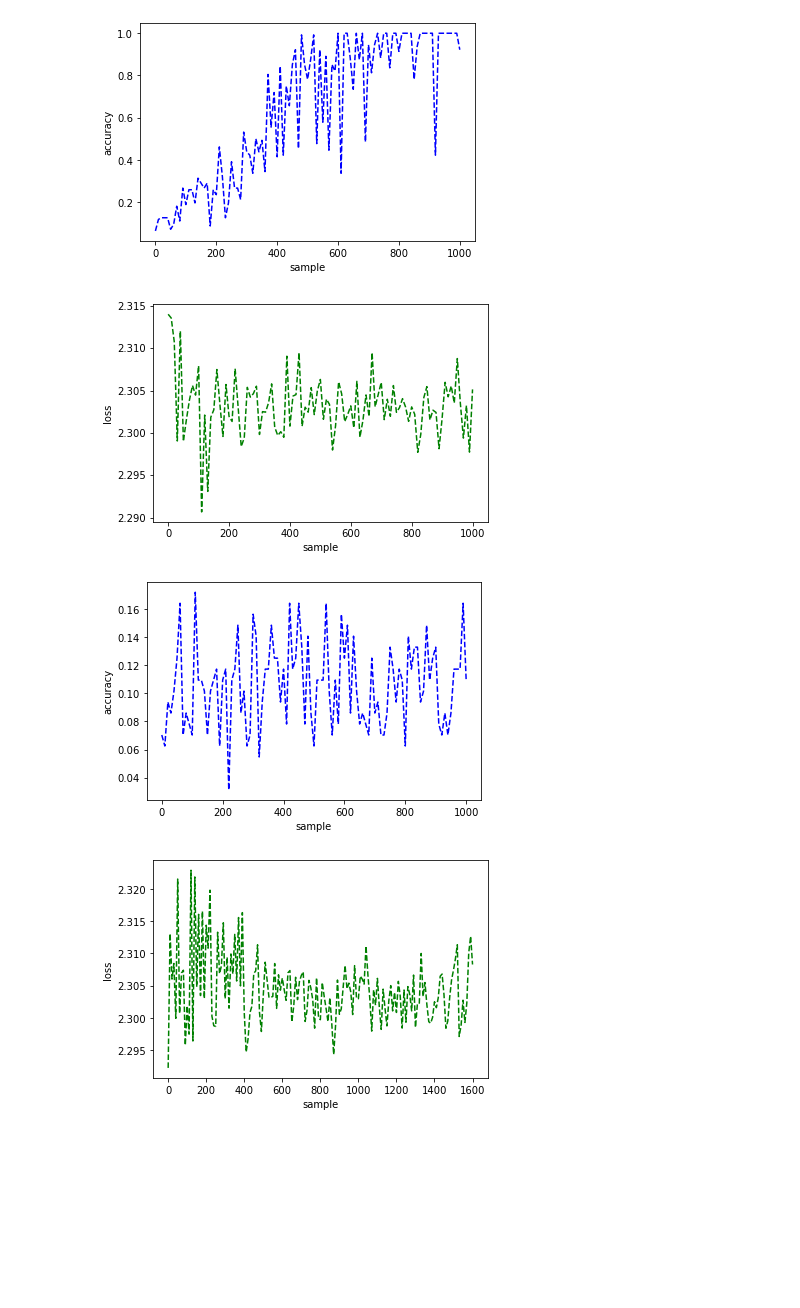
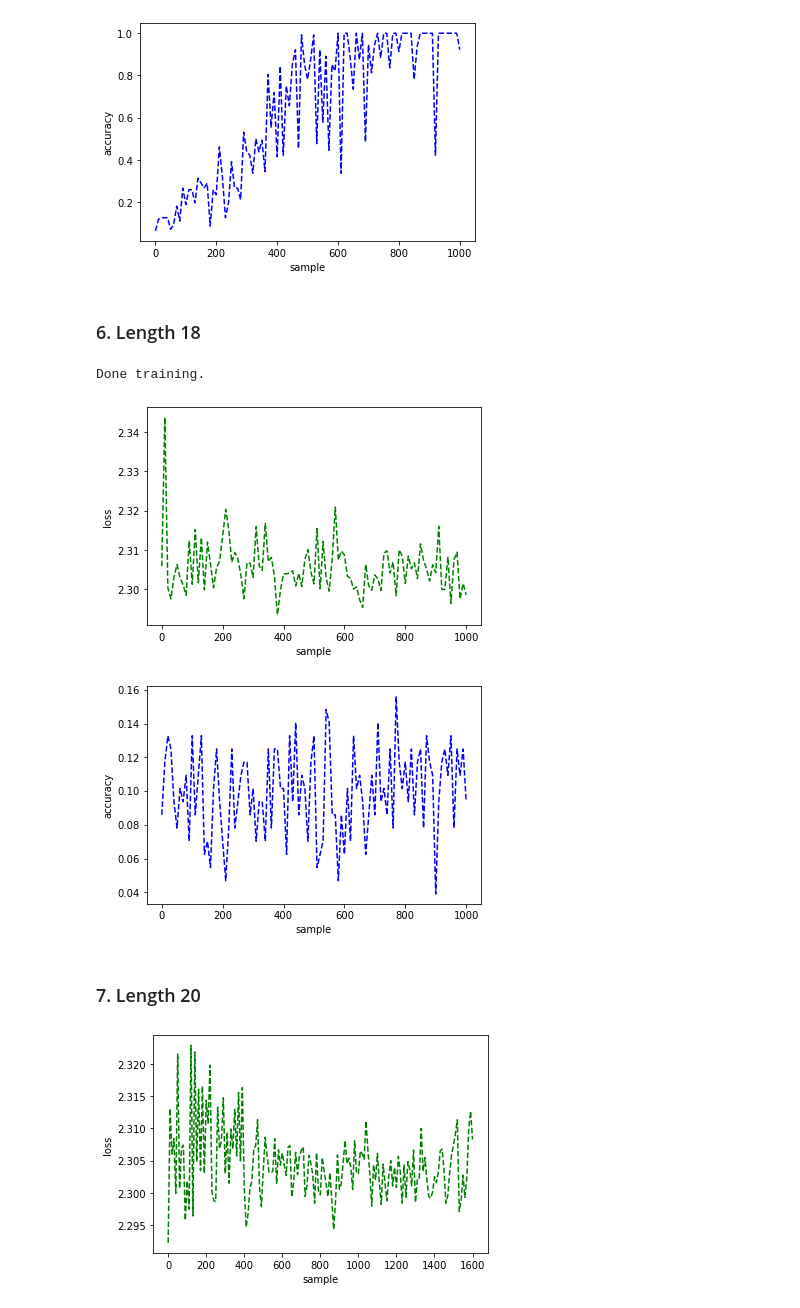
Before and after one commit to CindyChow123/DeepLearning_2021_spring, a Jupyter notebook: Assignment_3_LSTM&GAN/Part 1/Part 1.ipynb, the cells around one changed output. Saved outputs shown, nothing was run; the diff lists cells and outputs as text; code cells hidden in the pictures; blank space fills up the shorter version.

```diff
--- a/Assignment_3_LSTM&GAN/Part 1/Part 1.ipynb
+++ b/Assignment_3_LSTM&GAN/Part 1/Part 1.ipynb
@@ -121,27 +133,32 @@ show_accu(x_axis15,loss_lst15,accu_lst15,"sample","loss")
 # %% [output]
 [figure]
 [figure]
+# %% [markdown]
+### 6. Length 18
 # %%
-parser20_1 = argparse.ArgumentParser()
+parser18 = argparse.ArgumentParser()
+
 # Model params
-parser20_1.add_argument('--input_length', type=int, default=20, help='Length of an input sequence') # 10
-parser20_1.add_argument('--input_dim', type=int, default=1, help='Dimensionality of input sequence')
-parser20_1.add_argument('--num_classes', type=int, default=10, help='Dimensionality of output sequence')# 10
-parser20_1.add_argument('--num_hidden', type=int, default=128, help='Number of hidden units in the model')
-parser20_1.add_argument('--batch_size', type=int, default=128, help='Number of examples to process in a batch')
-parser20_1.add_argument('--learning_rate', type=float, default=0.001, help='Learning rate')
-parser20_1.add_argument('--train_steps', type=int, default=500, help='Number of training steps') #10000
-parser20_1.add_argument('--max_norm', type=float, default=10.0)
+parser18.add_argument('--input_length', type=int, default=18, help='Length of an input sequence') # 10
+parser18.add_argument('--input_dim', type=int, default=1, help='Dimensionality of input sequence')
+parser18.add_argument('--num_classes', type=int, default=10, help='Dimensionality of output sequence')# 10
+parser18.add_argument('--num_hidden', type=int, default=128, help='Number of hidden units in the model')
+parser18.add_argument('--batch_size', type=int, default=128, help='Number of examples to process in a batch')
+parser18.add_argument('--learning_rate', type=float, default=0.01, help='Learning rate')
+parser18.add_argument('--train_steps', type=int, default=1000, help='Number of training steps') #10000
+parser18.add_argument('--max_norm', type=float, default=10.0)
 
-config20_1 = parser20_1.parse_args(args=[])
-model20_1 = LSTM(seq_length=config20_1.input_length,input_dim=config20_1.input_dim,hidden_dim=config20_1.num_hidden,output_dim=config20_1.num_classes,
-                 batch_size=config20_1.batch_size)
-x_axis20_1,loss_lst20_1,accu_lst20_1,model20_1=train.train_with_model(config20_1,model20_1)
+config18 = parser18.parse_args(args=[])
+x_axis18,loss_lst18,accu_lst18,model18=train.train(config18)
+# %% [output]
+Done training.
 # %%
-show_accu(x_axis20_1,loss_lst20_1,accu_lst20_1,"sample","loss")
+show_accu(x_axis18,loss_lst18,accu_lst18,"sample","loss")
 # %% [output]
-[figure, old version]
+[figure, new version]
-[figure, old version]
+[figure, new version]
+# %% [markdown]
+### 7. Length 20
 # %%
 parser20 = argparse.ArgumentParser()
 
```
Also changed, not shown: parts of 9 cells of this notebook, 14 other files.
